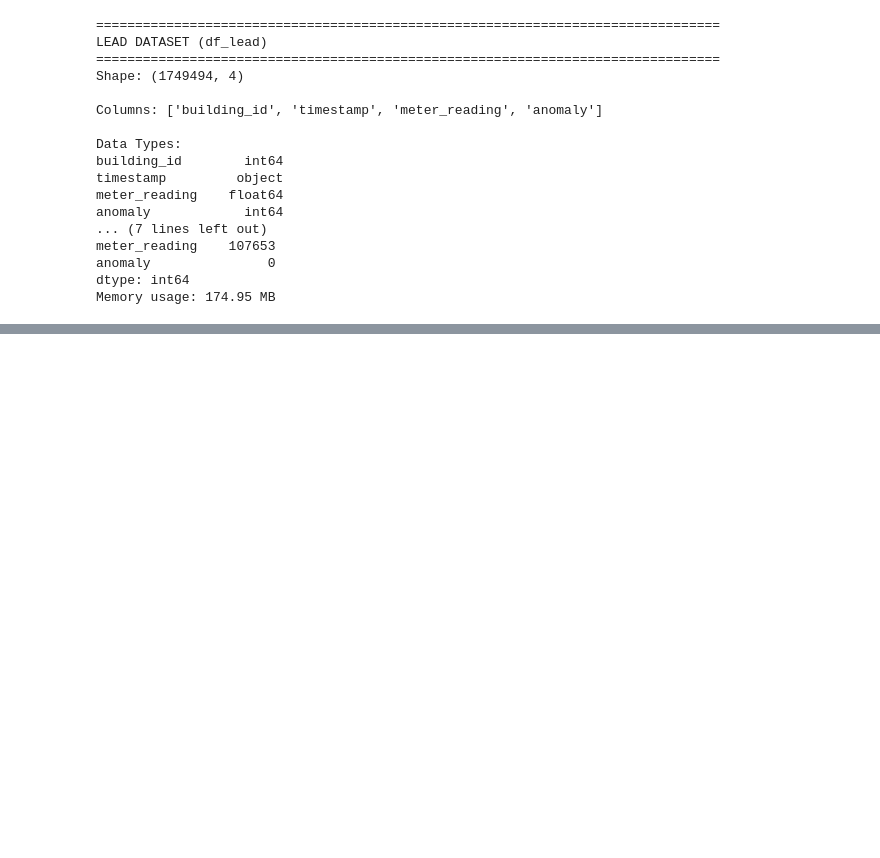
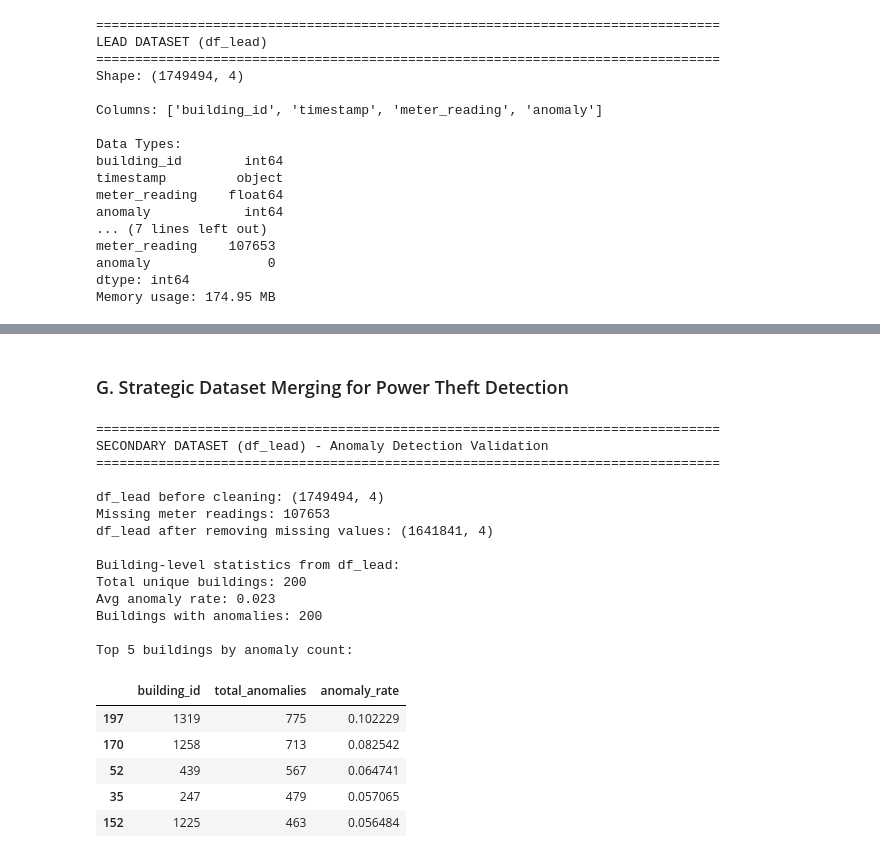
Before and after one commit to Vincent-Muteti/Energy-Anomaly-Power-Theft-Detection-System-, a Jupyter notebook: Felo.ipynb, the cells around one changed output, grey strips where cells are left out. Saved outputs shown, nothing was run; the diff lists cells and outputs as text; code cells hidden in the pictures; blank space fills up the shorter version.

```diff
--- a/Felo.ipynb
+++ b/Felo.ipynb
@@ -813,3 +813,5 @@ Basic statistics:
 | 50% | 280327.000000 | 48.197262 | 3.557599 | 0.078813 | 0.000000 | ... |
 | 75% | 420490.500000 | 155.448375 | 14.962478 | 16.838516 | 0.000000 | ... |
 | max | 560654.000000 | 1726.432223 | 240.015298 | 890.621907 | 277.996520 | ... |
+# %% [markdown]
+### G. Strategic Dataset Merging for Power Theft Detection
@@ -815,0 +822,57 @@ Basic statistics:
+# %%
+print("\n" + "=" * 80)
+print("SECONDARY DATASET (df_lead) - Anomaly Detection Validation")
+print("=" * 80)
+
+# Prepare df_lead for comparison/validation
+df_lead_prepared = df_lead.copy()
+
+# Parse timestamp
+df_lead_prepared['timestamp'] = pd.to_datetime(df_lead_prepared['timestamp'], errors='coerce')
+
+# Remove records with missing meter readings
+print(f"\ndf_lead before cleaning: {df_lead_prepared.shape}")
+print(f"Missing meter readings: {df_lead_prepared['meter_reading'].isnull().sum()}")
+
+df_lead_clean = df_lead_prepared.dropna(subset=['meter_reading'])
+print(f"df_lead after removing missing values: {df_lead_clean.shape}")
+
+# Aggregate by building_id to get building-level features
+building_stats = df_lead_clean.groupby('building_id').agg({
+    'meter_reading': ['mean', 'std', 'min', 'max'],
+    'anomaly': ['sum', 'mean'],
+    'timestamp': ['count']
+}).reset_index()
+
+building_stats.columns = ['building_id', 'avg_meter_reading', 'std_meter_reading',
+                          'min_meter_reading', 'max_meter_reading',
+                          'total_anomalies', 'anomaly_rate', 'total_records']
+
+print(f"\nBuilding-level statistics from df_lead:")
+print(f"Total unique buildings: {len(building_stats)}")
+print(f"Avg anomaly rate: {building_stats['anomaly_rate'].mean():.3f}")
+print(f"Buildings with anomalies: {(building_stats['total_anomalies'] > 0).sum()}")
+
+print(f"\nTop 5 buildings by anomaly count:")
+building_stats.nlargest(5, 'total_anomalies')[['building_id', 'total_anomalies', 'anomaly_rate']]
+# %% [output]
+================================================================================
+SECONDARY DATASET (df_lead) - Anomaly Detection Validation
+================================================================================
+
+df_lead before cleaning: (1749494, 4)
+Missing meter readings: 107653
+df_lead after removing missing values: (1641841, 4)
+
+Building-level statistics from df_lead:
+Total unique buildings: 200
+Avg anomaly rate: 0.023
+Buildings with anomalies: 200
+
+Top 5 buildings by anomaly count:
+|  | building_id | total_anomalies | anomaly_rate |
+| 197 | 1319 | 775 | 0.102229 |
+| 170 | 1258 | 713 | 0.082542 |
+| 52 | 439 | 567 | 0.064741 |
+| 35 | 247 | 479 | 0.057065 |
+| 152 | 1225 | 463 | 0.056484 |
```
Also changed, not shown: parts of 3 cells of this notebook.
